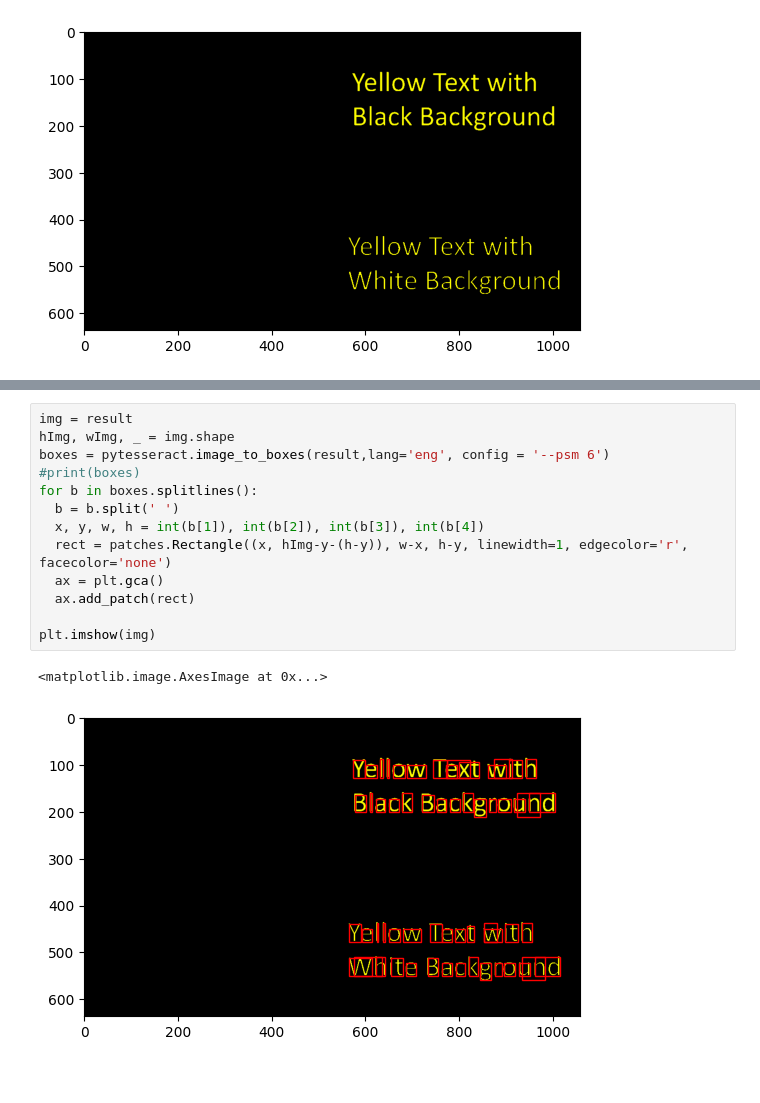
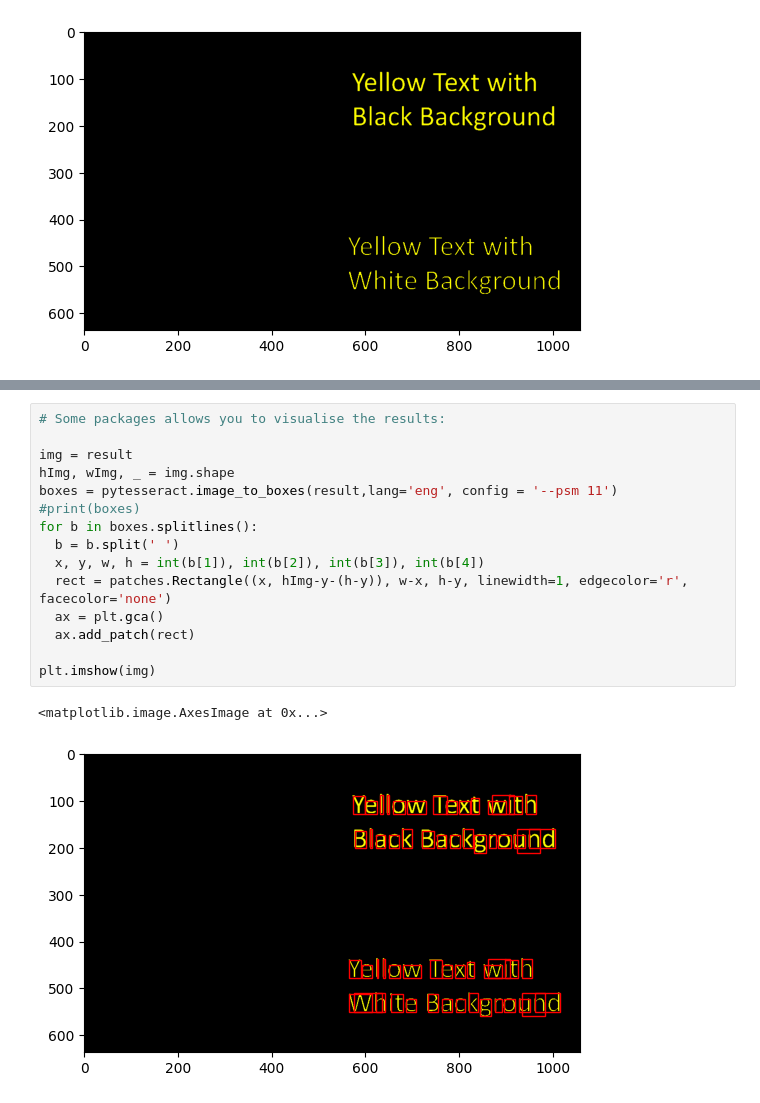
Before and after one commit to peiyulan/From-Images-to-Text-Working-with-OCR, a Jupyter notebook: ImageToTextOCR.ipynb, the cells around one changed output, grey strips where cells are left out. Cells and saved outputs as stored; diff of their text form.

```diff
--- a/ImageToTextOCR.ipynb
+++ b/ImageToTextOCR.ipynb
@@ -342,18 +461,20 @@ Yellow Text with
 White Background
 # %%
+# Some packages allows you to visualise the results:
+
 img = result
 hImg, wImg, _ = img.shape
-boxes = pytesseract.image_to_boxes(result,lang='eng', config = '--psm 6')
+boxes = pytesseract.image_to_boxes(result,lang='eng', config = '--psm 11')
 #print(boxes)
 for b in boxes.splitlines():
   b = b.split(' ')
   x, y, w, h = int(b[1]), int(b[2]), int(b[3]), int(b[4])
   rect = patches.Rectangle((x, hImg-y-(h-y)), w-x, h-y, linewidth=1, edgecolor='r', facecolor='none')
   ax = plt.gca()
   ax.add_patch(rect)
 
 plt.imshow(img)
 # %% [output]
 <matplotlib.image.AxesImage at 0x...>
-[figure, old version]
+[figure, new version]
 # %% [markdown]
```
Also changed, not shown: parts of 22 cells of this notebook.
